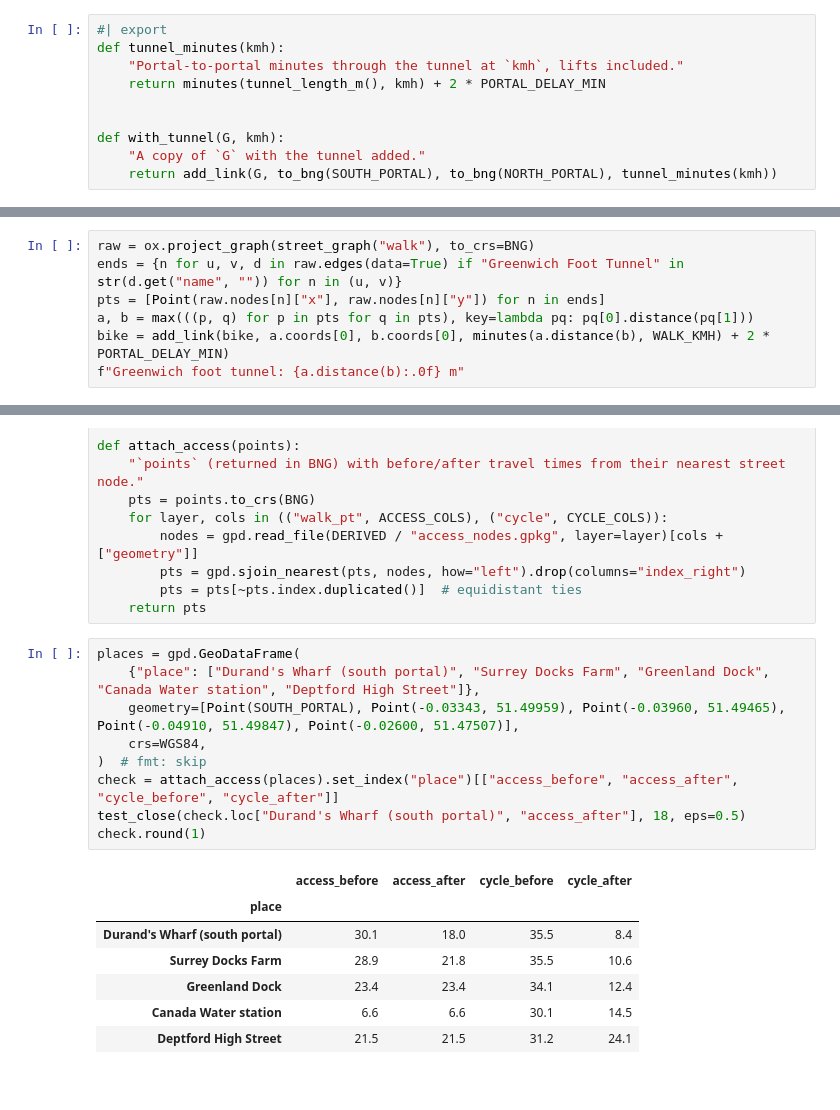
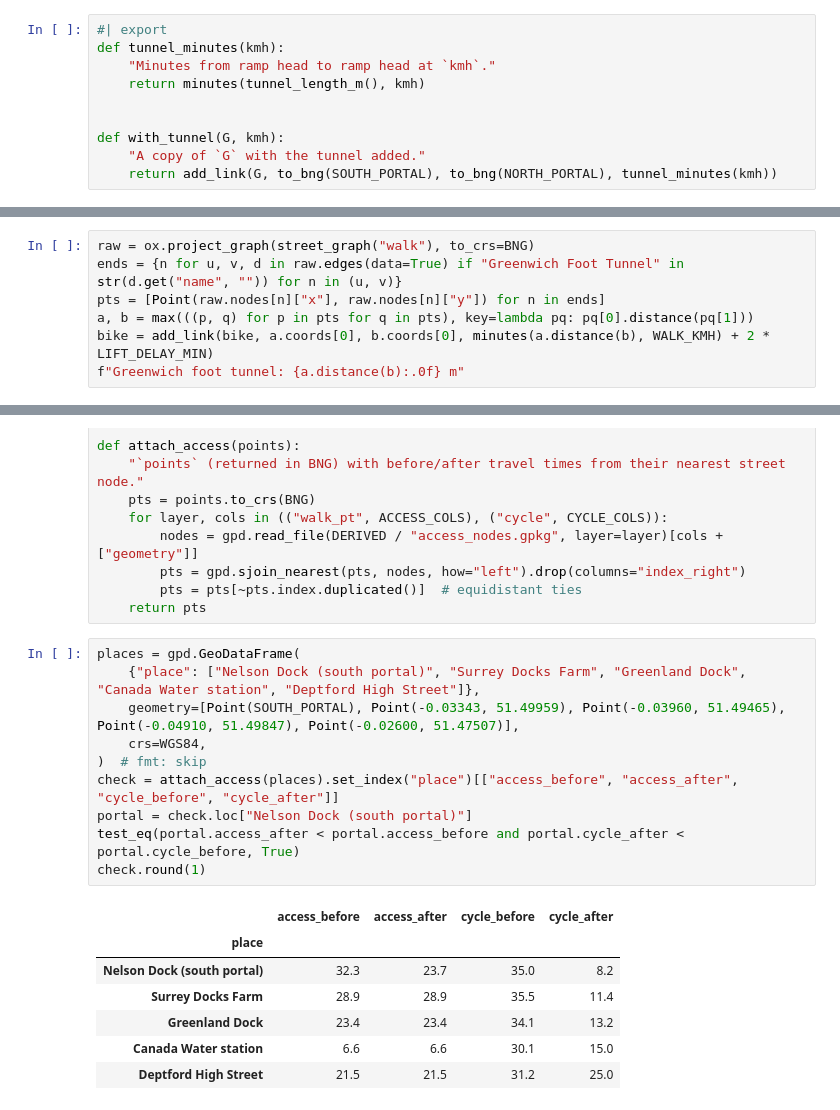
Before and after one commit to HenryDashwood/rotherhithe-to-canary-wharf-tunnel, a Jupyter notebook: nbs/03_access.ipynb, the cells around one changed output, grey strips where cells are left out. Cells and saved outputs as stored; diff of their text form.

```diff
--- a/nbs/03_access.ipynb
+++ b/nbs/03_access.ipynb
@@ -79,8 +80,8 @@ The tunnel is that, with the time to walk or ride its length plus a lift at each
 # %%
 #| export
 def tunnel_minutes(kmh):
-    "Portal-to-portal minutes through the tunnel at `kmh`, lifts included."
-    return minutes(tunnel_length_m(), kmh) + 2 * PORTAL_DELAY_MIN
+    "Minutes from ramp head to ramp head at `kmh`."
+    return minutes(tunnel_length_m(), kmh)
 
 
 def with_tunnel(G, kmh):
@@ -137,7 +138,7 @@ raw = ox.project_graph(street_graph("walk"), to_crs=BNG)
 ends = {n for u, v, d in raw.edges(data=True) if "Greenwich Foot Tunnel" in str(d.get("name", "")) for n in (u, v)}
 pts = [Point(raw.nodes[n]["x"], raw.nodes[n]["y"]) for n in ends]
 a, b = max(((p, q) for p in pts for q in pts), key=lambda pq: pq[0].distance(pq[1]))
-bike = add_link(bike, a.coords[0], b.coords[0], minutes(a.distance(b), WALK_KMH) + 2 * PORTAL_DELAY_MIN)
+bike = add_link(bike, a.coords[0], b.coords[0], minutes(a.distance(b), WALK_KMH) + 2 * LIFT_DELAY_MIN)
 f"Greenwich foot tunnel: {a.distance(b):.0f} m"
 # %% [output]
 'Greenwich foot tunnel: 379 m'
@@ -201,19 +202,20 @@ def attach_access(points):
     return pts
 # %%
 places = gpd.GeoDataFrame(
-    {"place": ["Durand's Wharf (south portal)", "Surrey Docks Farm", "Greenland Dock", "Canada Water station", "Deptford High Street"]},
+    {"place": ["Nelson Dock (south portal)", "Surrey Docks Farm", "Greenland Dock", "Canada Water station", "Deptford High Street"]},
     geometry=[Point(SOUTH_PORTAL), Point(-0.03343, 51.49959), Point(-0.03960, 51.49465), Point(-0.04910, 51.49847), Point(-0.02600, 51.47507)],
     crs=WGS84,
 )  # fmt: skip
 check = attach_access(places).set_index("place")[["access_before", "access_after", "cycle_before", "cycle_after"]]
-test_close(check.loc["Durand's Wharf (south portal)", "access_after"], 18, eps=0.5)
+portal = check.loc["Nelson Dock (south portal)"]
+test_eq(portal.access_after < portal.access_before and portal.cycle_after < portal.cycle_before, True)
 check.round(1)
 # %% [output]
 |  | access_before | access_after | cycle_before | cycle_after |
 | place |  |  |  |  |
-| Durand's Wharf (south portal) | 30.1 | 18.0 | 35.5 | 8.4 |
-| Surrey Docks Farm | 28.9 | 21.8 | 35.5 | 10.6 |
-| Greenland Dock | 23.4 | 23.4 | 34.1 | 12.4 |
-| Canada Water station | 6.6 | 6.6 | 30.1 | 14.5 |
-| Deptford High Street | 21.5 | 21.5 | 31.2 | 24.1 |
+| Nelson Dock (south portal) | 32.3 | 23.7 | 35.0 | 8.2 |
+| Surrey Docks Farm | 28.9 | 28.9 | 35.5 | 11.4 |
+| Greenland Dock | 23.4 | 23.4 | 34.1 | 13.2 |
+| Canada Water station | 6.6 | 6.6 | 30.1 | 15.0 |
+| Deptford High Street | 21.5 | 21.5 | 31.2 | 25.0 |
 # %% [markdown]
```
Also changed, not shown: parts of 6 cells of this notebook, 18 other files.
